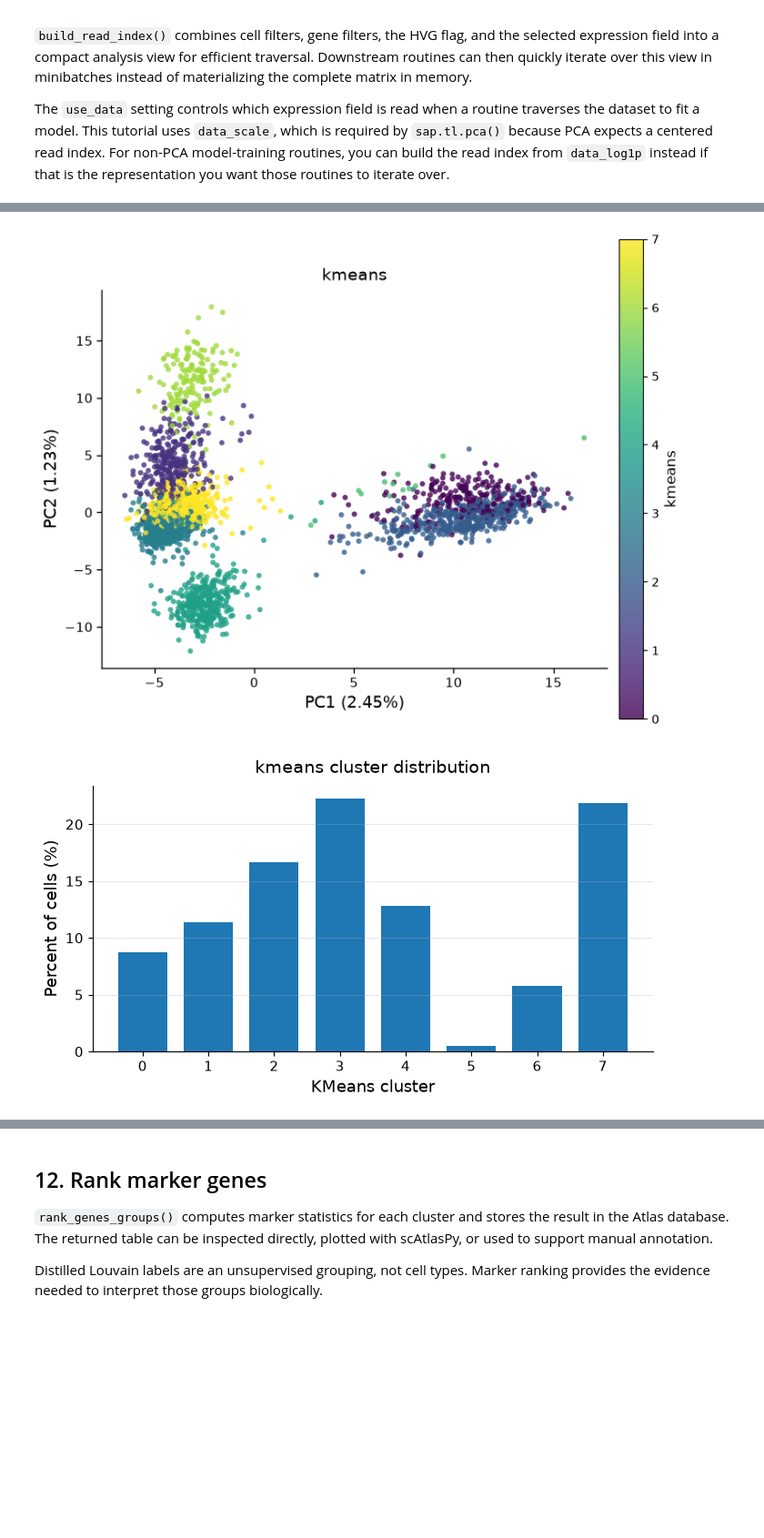
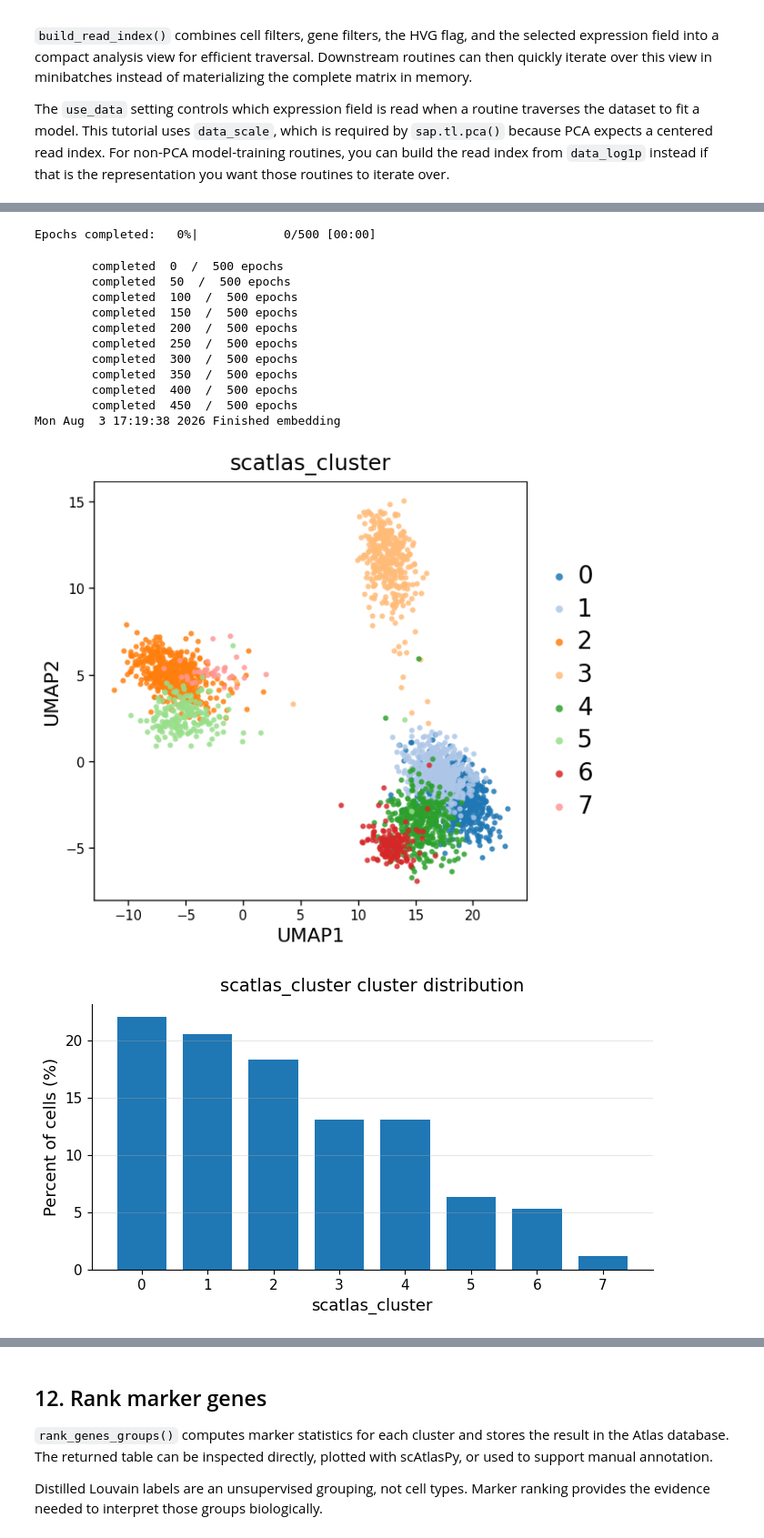
Before and after one commit to scAtlasPy/scAtlasPy, a Jupyter notebook: docs/tutorials/basic/basic_exploration.ipynb, the cells around one changed output, grey strips where cells are left out. Shown at 91% size. Saved outputs shown, nothing was run; the diff lists cells and outputs as text; code cells hidden in the pictures; blank space fills up the shorter version.

Commit message:
update the tutorials in docs

````diff
--- a/docs/tutorials/basic/basic_exploration.ipynb
+++ b/docs/tutorials/basic/basic_exploration.ipynb
@@ -38,16 +35,21 @@ warnings.filterwarnings("ignore", category=RuntimeWarning)
 # Hide progress bars in the rendered notebook.
 sap.set_progress(False)
 
-# Change to the repository root so the relative paths below resolve.
-os.chdir(Path("~/scAtlaspy-code-analysis").expanduser())
+# Edit this path if your PBMC3K file is stored elsewhere.
+os.chdir("/home/hanxu/scatlas-benchmarking")
+data_path = Path("dataset/pbmc3k.h5ad")
+db_path = Path("tmp/tutorials/basic_pbmc3k/pbmc3k_basic.sasql")
 
-data_path = Path(f"./data/pbmc3k.h5ad")
-db_path = Path(f"./tmp/tutorials/basic_pbmc3k/pbmc3k_basic.sasql")
+if not data_path.exists():
+    raise FileNotFoundError(f"Could not find {data_path}. Please update data_path in this cell.")
 
 # Create the output directory and remove any previous tutorial database.
 db_path.parent.mkdir(parents=True, exist_ok=True)
 if db_path.exists():
     db_path.unlink()
+wal_path = db_path.with_name(db_path.name + ".wal")
+if wal_path.exists():
+    wal_path.unlink()
 
 print(f"data: {data_path}")
 print(f"database: {db_path}")
@@ -74,6 +77,6 @@ uses that 60% system-memory cap directly.
 ```
 # %%
-atlas = sap.Atlas(db_path, db_memory_limit="8GB")
+atlas = sap.Atlas(db_path)
 atlas.load_h5ad(data_path, load_type="random")
 
 print(atlas)
@@ -185,7 +199,6 @@ sap.tl.umap(
 sap.tl.graph_clustering(
     atlas,
     mode="distilled_louvain",
-    fit_sample_n=200_000,
     n_pcs=20,
     n_neighbors=30,
     add_obs_col="scatlas_cluster",
@@ -203,3 +221,15 @@ sap.pl.cluster_size(atlas, use_obs_col="scatlas_cluster")
+Epochs completed:   0%|            0/500 [00:00]
+        completed  0  /  500 epochs
+        completed  50  /  500 epochs
+        completed  100  /  500 epochs
+        completed  150  /  500 epochs
+        completed  200  /  500 epochs
+        completed  250  /  500 epochs
+        completed  300  /  500 epochs
+        completed  350  /  500 epochs
+        completed  400  /  500 epochs
+        completed  450  /  500 epochs
+Mon Aug  3 17:19:38 2026 Finished embedding
-[figure, old version]
+[figure, new version]
-[figure, old version]
+[figure, new version]
 # %% [markdown]
````
Also changed, not shown: parts of 26 cells of this notebook, 9 other files.
